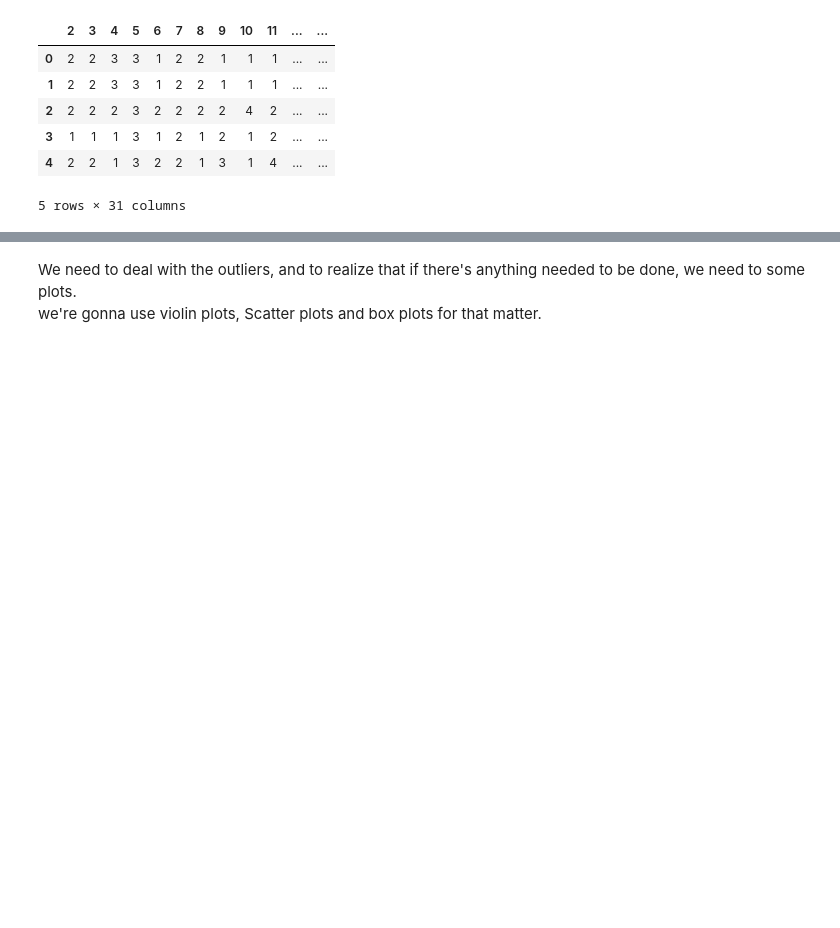
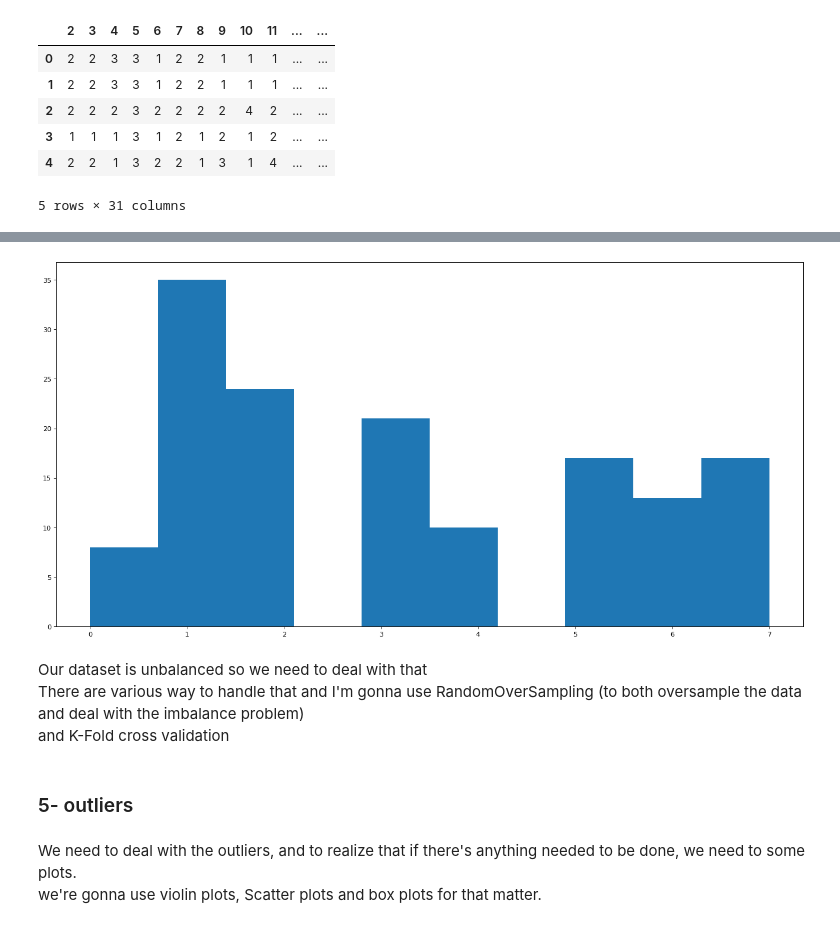
Before and after one commit to DrDoof14/Math4Ml, a Jupyter notebook: thesina.ipynb, the cells around one changed output, grey strips where cells are left out. Cells and saved outputs as stored; diff of their text form; code cells hidden in the pictures; blank space fills up the shorter version.

Commit message:
adding RandomOverSampling and PCA

```diff
--- a/thesina.ipynb
+++ b/thesina.ipynb
@@ -209,3 +198,14 @@ X.head()
+# %%
+figure(figsize=(20, 10), dpi=80)
+plt.hist(y)
+plt.show()
+# %% [output]
+[figure, added]
+# %% [markdown]
+Our dataset is unbalanced so we need to deal with that<br>
+There are various way to handle that and I'm gonna use RandomOverSampling (to both oversample the data and deal with the imbalance problem) <br> and K-Fold cross validation
+# %% [markdown]
+<h3>5- outliers</h3>
 # %% [markdown]
 We need to deal with the outliers, and to realize that if there's anything needed to be done, we need to some plots.<br>
 we're gonna use violin plots, Scatter plots and box plots for that matter.
```
Also changed, not shown: parts of 66 cells of this notebook.
